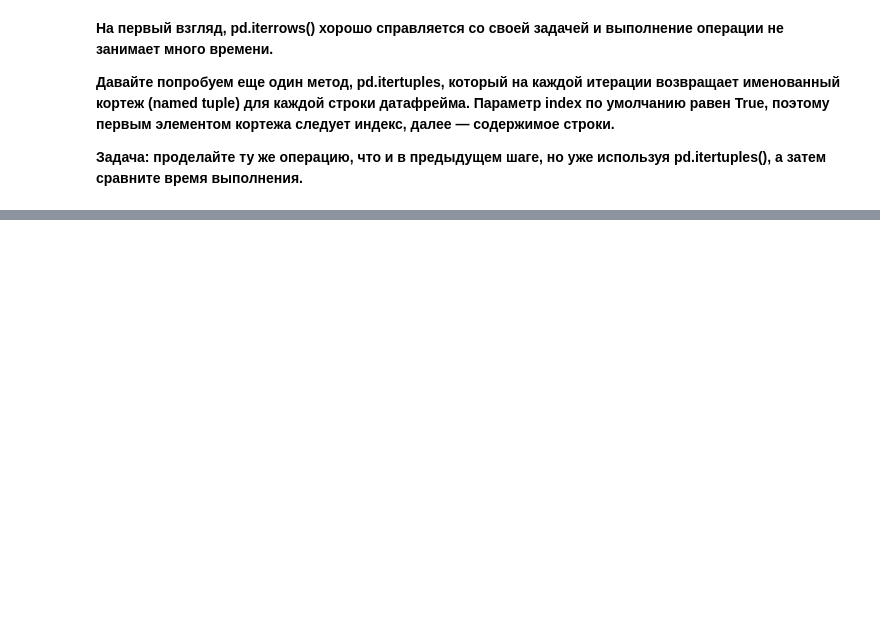
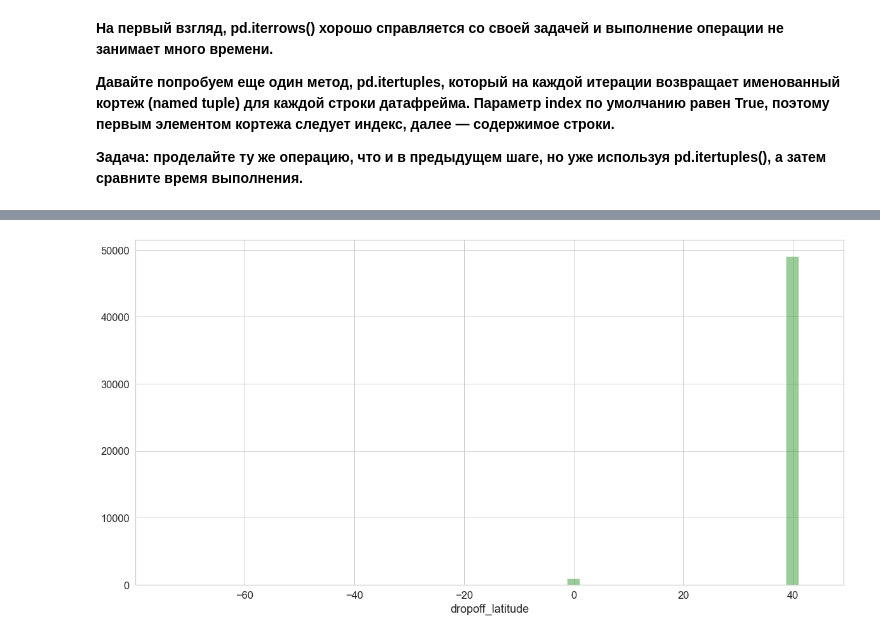
Before and after one commit to KirillRepin23/KirillRepin23, a Jupyter notebook: Python/Improved_Python_Lesson_8_Task_1.ipynb, the cells around one changed output, grey strips where cells are left out. Cells and saved outputs as stored; diff of their text form; code cells hidden in the pictures; blank space fills up the shorter version.

```diff
--- a/Python/Improved_Python_Lesson_8_Task_1.ipynb
+++ b/Python/Improved_Python_Lesson_8_Task_1.ipynb
@@ -154,0 +276,4 @@ df.head()
+# %%
+ax = sns.distplot(df['dropoff_latitude'], kde = False, color = 'green')
+# %% [output]
+[figure, added]
```
Also changed, not shown: parts of 29 cells of this notebook.
